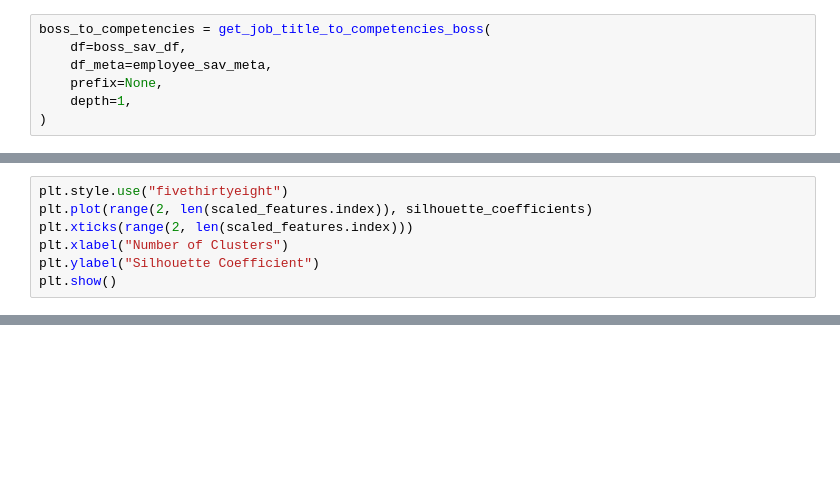
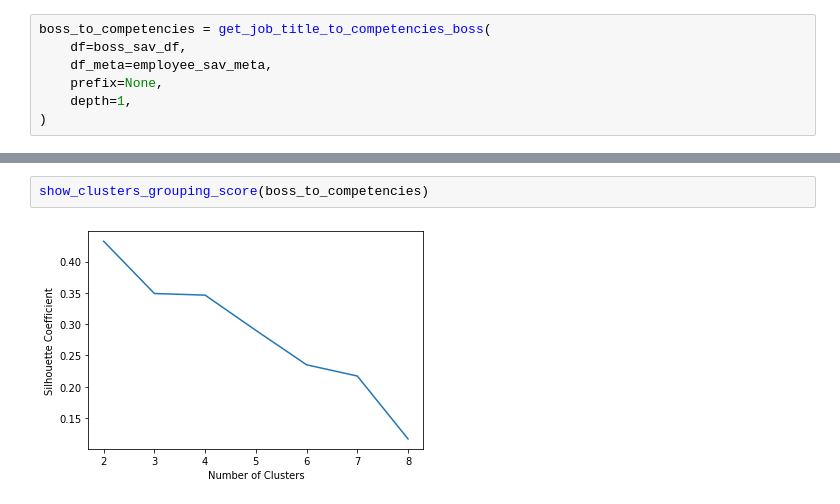
Before and after one commit to Mlokos/bkl-project, a Jupyter notebook: project.ipynb, the cells around one changed output, grey strips where cells are left out. Cells and saved outputs as stored; diff of their text form; blank space fills up the shorter version.

```diff
--- a/project.ipynb
+++ b/project.ipynb
@@ -64,7 +41,0 @@ for k in range(2, len(scaled_features.index)):
-# %%
-plt.style.use("fivethirtyeight")
-plt.plot(range(2, len(scaled_features.index)), silhouette_coefficients)
-plt.xticks(range(2, len(scaled_features.index)))
-plt.xlabel("Number of Clusters")
-plt.ylabel("Silhouette Coefficient")
-plt.show()
@@ -168,0 +46,4 @@ plt.show()
+# %%
+show_clusters_grouping_score(boss_to_competencies)
+# %% [output]
+[figure, added]
```
Also changed, not shown: parts of 21 cells of this notebook, 3 other files.
